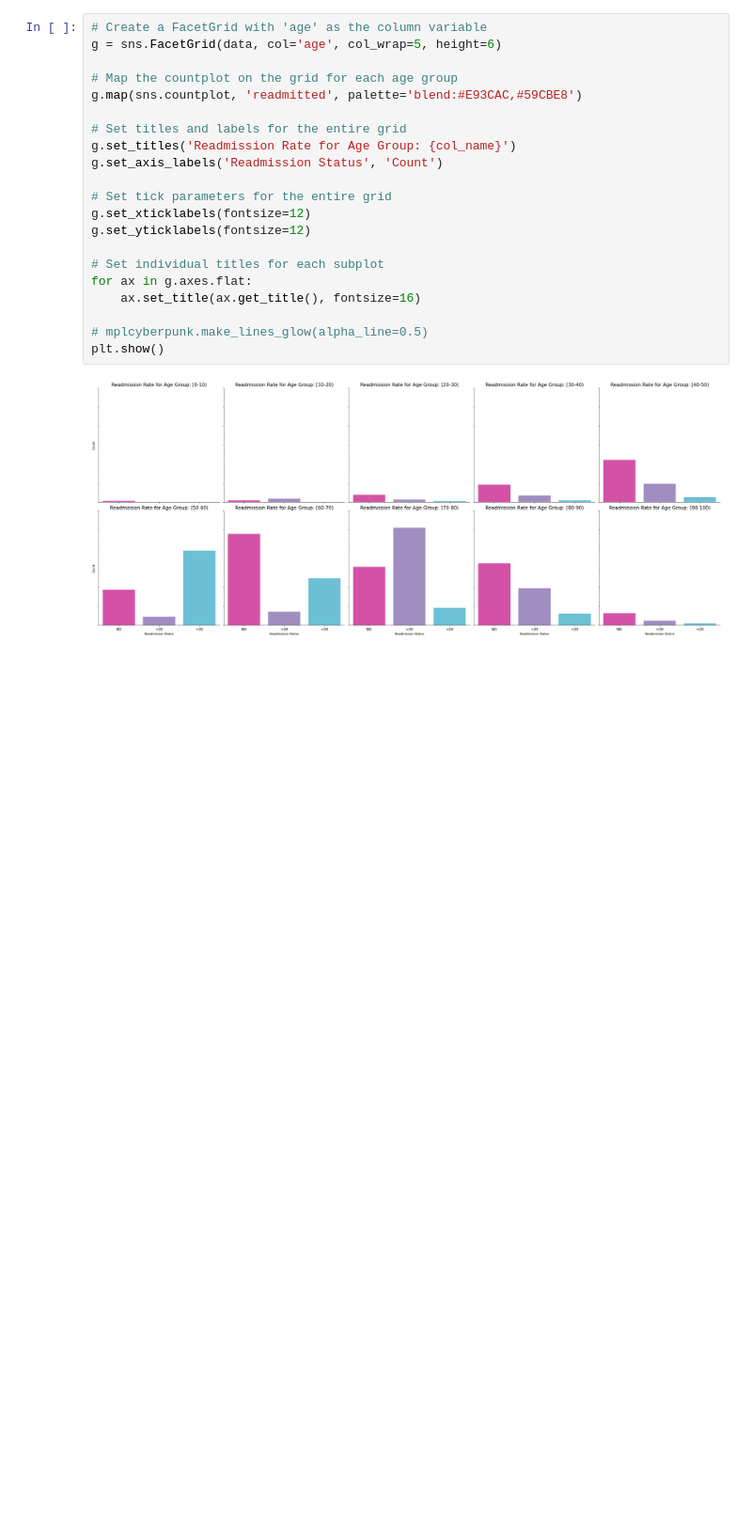
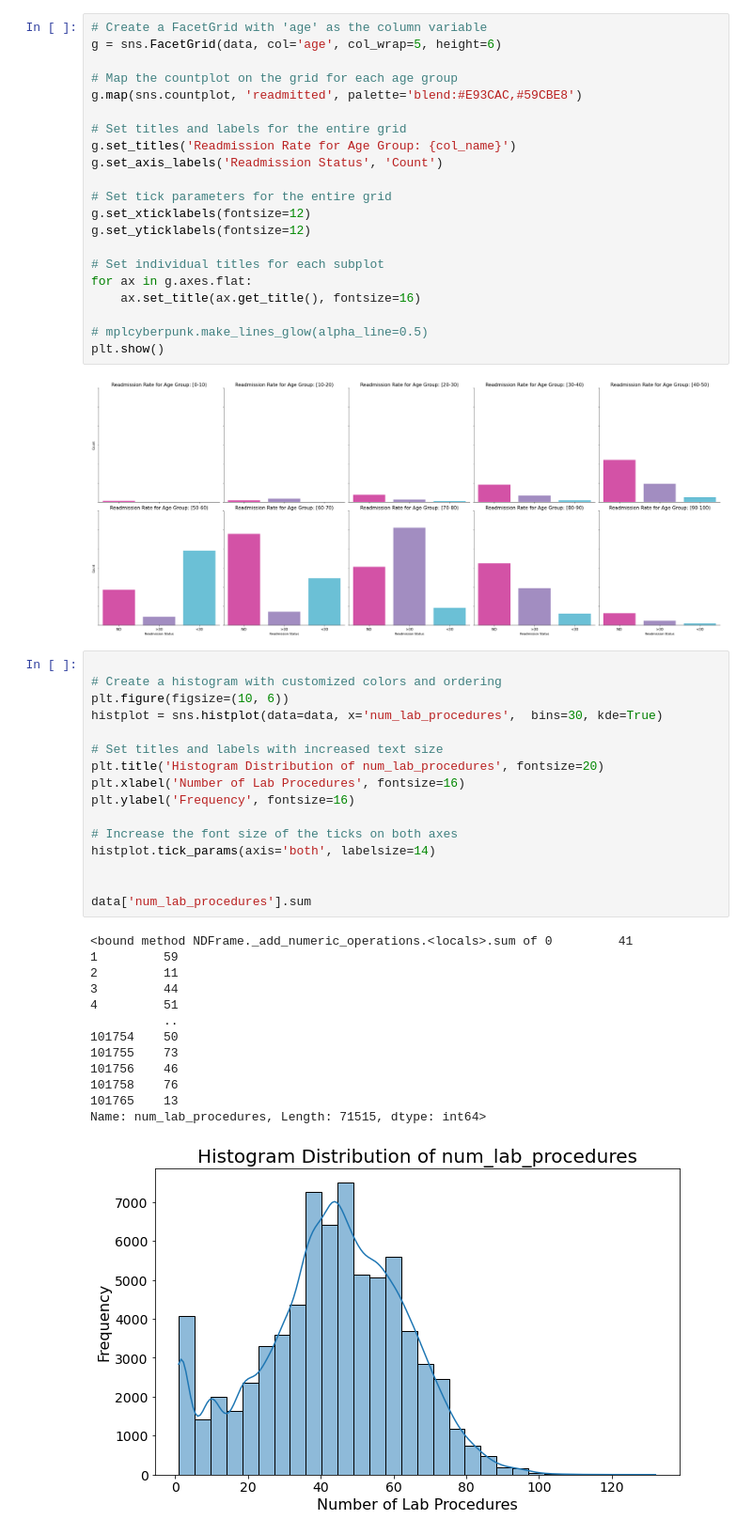
Before and after one commit to Chimichongo/STAT303_GROUP, a Jupyter notebook: Antonios_workbook.ipynb, the cells around one changed output. Shown at 94% size. Drawn from its saved outputs; the diff is of its cells as text; blank space fills up the shorter version.

```diff
--- a/Antonios_workbook.ipynb
+++ b/Antonios_workbook.ipynb
@@ -256,3 +256,33 @@ for ax in g.axes.flat:
 plt.show()
 # %% [output]
 [figure]
+# %%
+
+# Create a histogram with customized colors and ordering
+plt.figure(figsize=(10, 6))
+histplot = sns.histplot(data=data, x='num_lab_procedures',  bins=30, kde=True)
+
+# Set titles and labels with increased text size
+plt.title('Histogram Distribution of num_lab_procedures', fontsize=20)
+plt.xlabel('Number of Lab Procedures', fontsize=16)
+plt.ylabel('Frequency', fontsize=16)
+
+# Increase the font size of the ticks on both axes
+histplot.tick_params(axis='both', labelsize=14)
+
+
+data['num_lab_procedures'].sum
+# %% [output]
+<bound method NDFrame._add_numeric_operations.<locals>.sum of 0         41
+1         59
+2         11
+3         44
+4         51
+          ..
+101754    50
+101755    73
+101756    46
+101758    76
+101765    13
+Name: num_lab_procedures, Length: 71515, dtype: int64>
+[figure, added]
```
